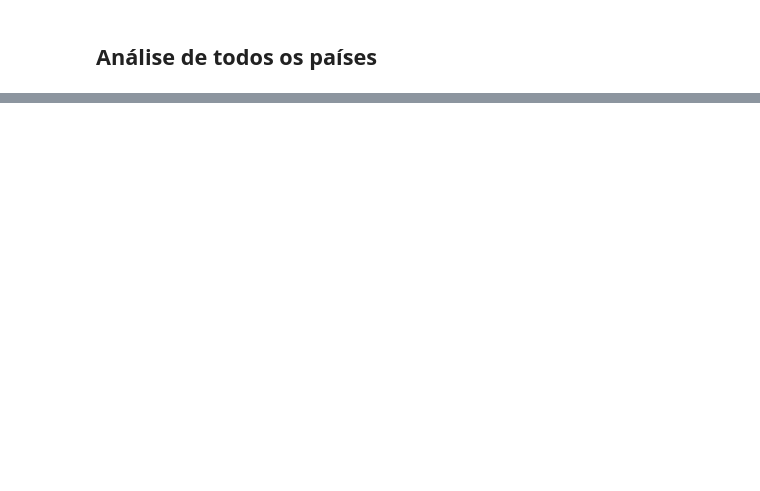
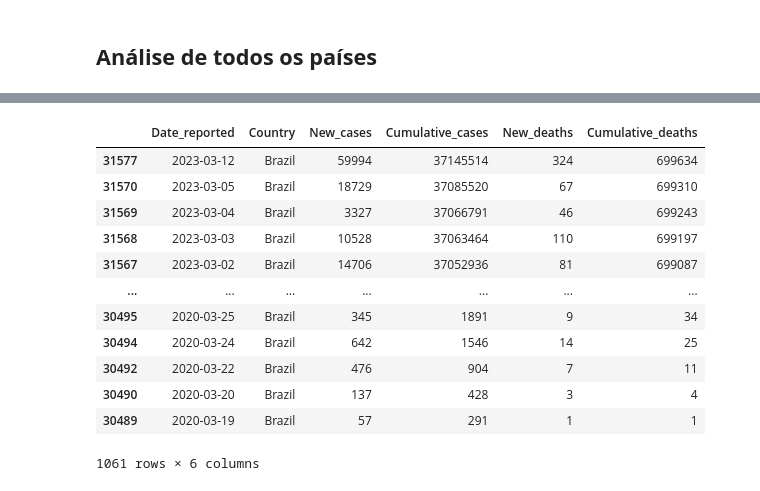
Before and after one commit to mjuliasm/covid_19, a Jupyter notebook: covid19.ipynb, the cells around one changed output, grey strips where cells are left out. Drawn from its saved outputs; the diff is of its cells as text; code cells hidden in the pictures; blank space fills up the shorter version.

```diff
--- a/covid19.ipynb
+++ b/covid19.ipynb
@@ -203,0 +254,19 @@ covid_final.loc[covid_final['% Deaths/Cases'] == covid_final['% Deaths/Cases'].m
+# %%
+morte_brasil = covid_morte.loc[covid_morte['Country'] == 'Brazil']
+morte_brasil.loc[morte_brasil['New_deaths'] > 0]
+
+# No Brasil, o último registro de mortes de COVID foi dia 12 de março de 2023, com 324 registros. Depois dia 05 de março de 67.
+# %% [output]
+|  | Date_reported | Country | New_cases | Cumulative_cases | New_deaths | Cumulative_deaths |
+| 31577 | 2023-03-12 | Brazil | 59994 | 37145514 | 324 | 699634 |
+| 31570 | 2023-03-05 | Brazil | 18729 | 37085520 | 67 | 699310 |
+| 31569 | 2023-03-04 | Brazil | 3327 | 37066791 | 46 | 699243 |
+| 31568 | 2023-03-03 | Brazil | 10528 | 37063464 | 110 | 699197 |
+| 31567 | 2023-03-02 | Brazil | 14706 | 37052936 | 81 | 699087 |
+| ... | ... | ... | ... | ... | ... | ... |
+| 30495 | 2020-03-25 | Brazil | 345 | 1891 | 9 | 34 |
+| 30494 | 2020-03-24 | Brazil | 642 | 1546 | 14 | 25 |
+| 30492 | 2020-03-22 | Brazil | 476 | 904 | 7 | 11 |
+| 30490 | 2020-03-20 | Brazil | 137 | 428 | 3 | 4 |
+| 30489 | 2020-03-19 | Brazil | 57 | 291 | 1 | 1 |
+1061 rows × 6 columns
```
Also changed, not shown: parts of 24 cells of this notebook.
